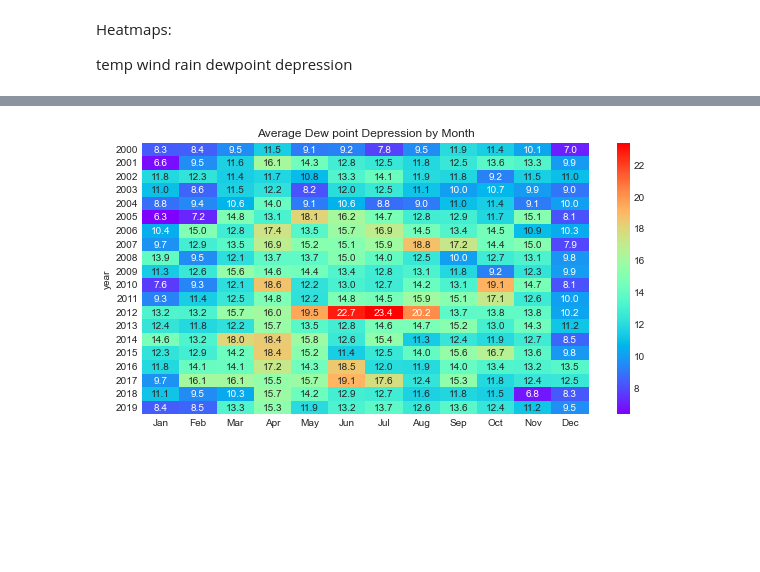
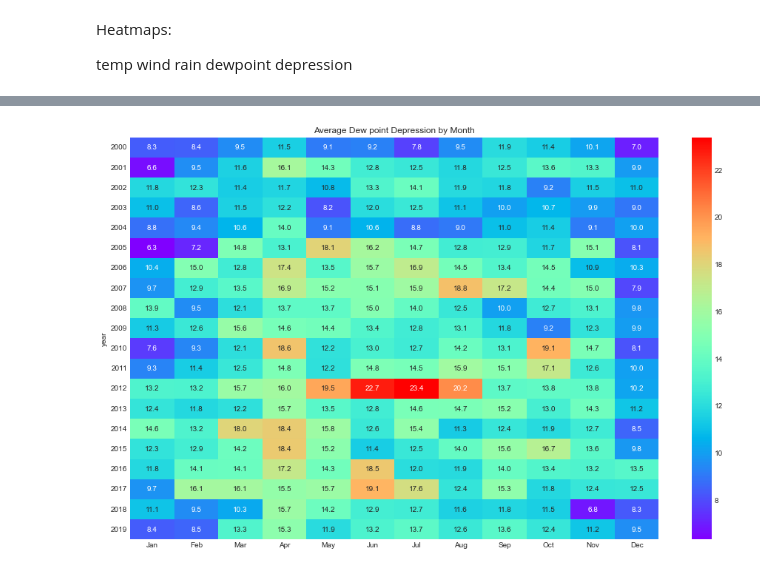
Before and after one commit to billtell/NOAA_GSOD_LambertSTL_2000to2022, a Jupyter notebook: GSOD_lambertSTL_EDA.ipynb, the cells around one changed output, grey strips where cells are left out. Saved outputs shown, nothing was run; the diff lists cells and outputs as text; code cells hidden in the pictures; blank space fills up the shorter version.

```diff
--- a/GSOD_lambertSTL_EDA.ipynb
+++ b/GSOD_lambertSTL_EDA.ipynb
@@ -814,12 +819,12 @@ plt.show()
 # %%
 # Dewpoint Depression heatmap
 data = month_df.pivot('year','month','dewpoint_depression')
 data.columns = months
 
-plt.subplots(figsize=(10,5))
+plt.subplots(figsize=(16,10))
 sns.heatmap(data, cmap= 'rainbow', annot=True, fmt='.1f')
 plt.title('Average Dew point Depression by Month')
 plt.yticks(rotation=0)
 plt.show()
 # %% [output]
-[figure, old version]
+[figure, new version]
```
Also changed, not shown: parts of 3 cells of this notebook.
